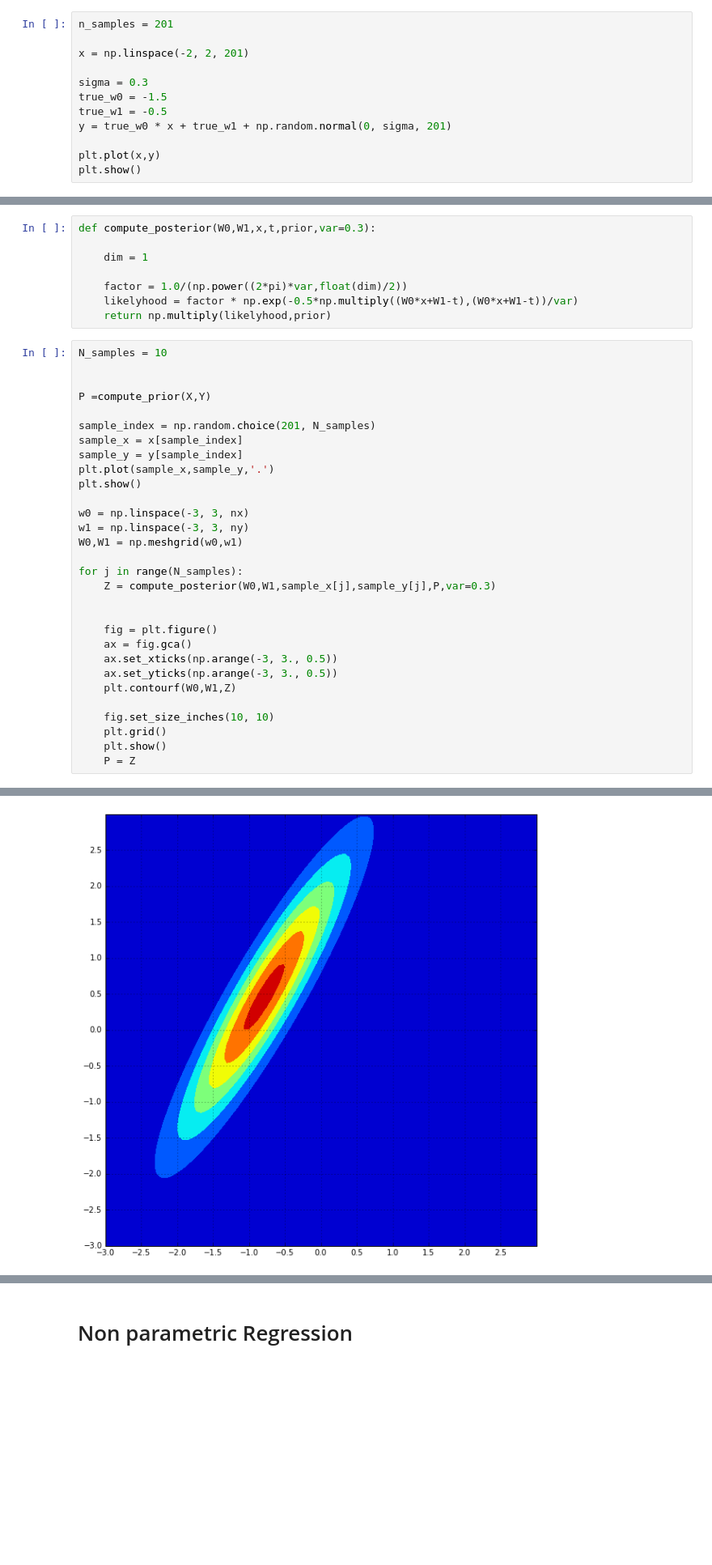
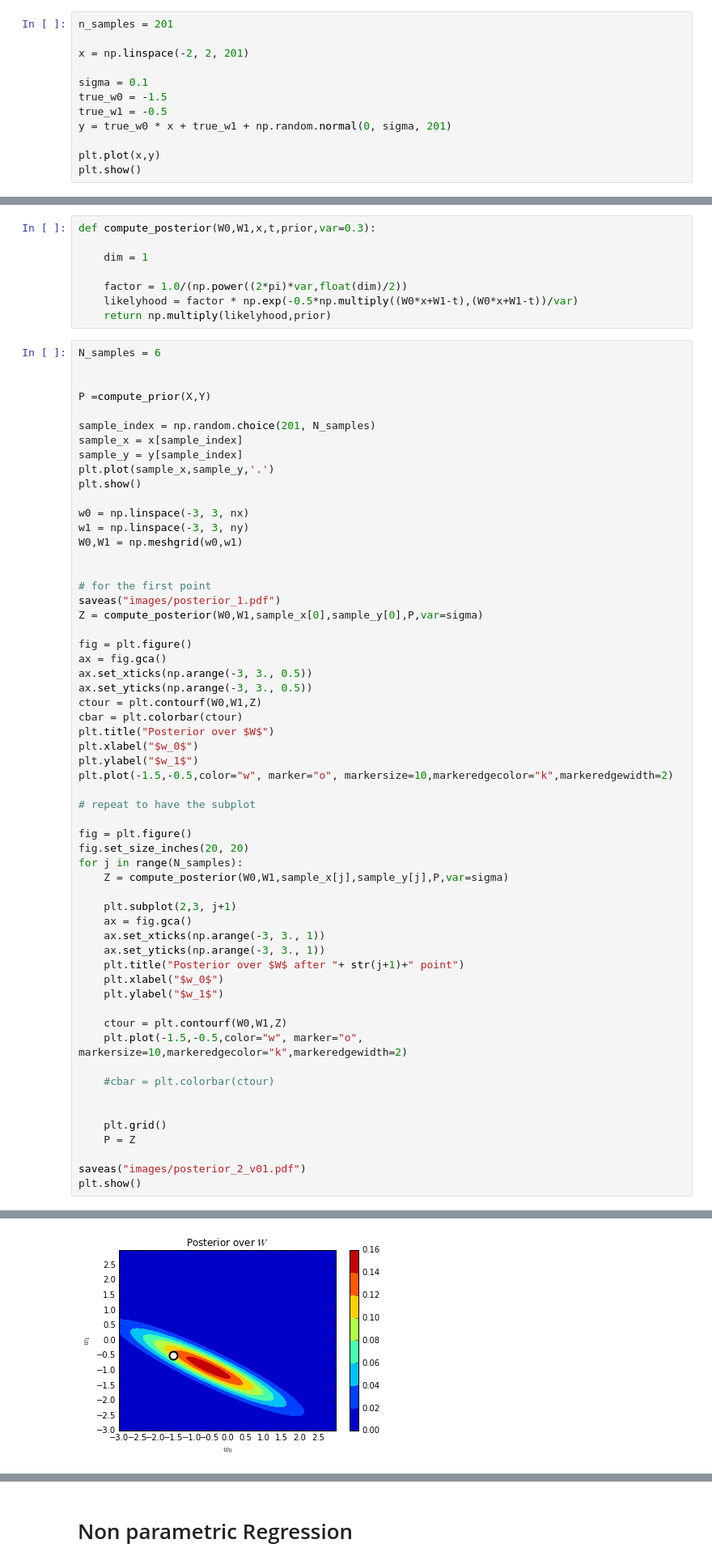
Before and after one commit to AloveIs/AdvancedML-Assignments, a Jupyter notebook: ass1/script.ipynb, the cells around one changed output, grey strips where cells are left out. Shown: that part at 81% size. Cells and saved outputs as stored; diff of their text form; blank space fills up the shorter version.

```diff
--- a/ass1/script.ipynb
+++ b/ass1/script.ipynb
@@ -94,7 +98,7 @@ n_samples = 201
 
 x = np.linspace(-2, 2, 201)
 
-sigma = 0.3
+sigma = 0.1
 true_w0 = -1.5
 true_w1 = -0.5
 y = true_w0 * x + true_w1 + np.random.normal(0, sigma, 201)
@@ -112,7 +116,7 @@ def compute_posterior(W0,W1,x,t,prior,var=0.3):
     likelyhood = factor * np.exp(-0.5*np.multiply((W0*x+W1-t),(W0*x+W1-t))/var)
     return np.multiply(likelyhood,prior)
 # %%
-N_samples = 10
+N_samples = 6
 
 
 P =compute_prior(X,Y)
@@ -127,18 +131,46 @@ w0 = np.linspace(-3, 3, nx)
 w1 = np.linspace(-3, 3, ny)
 W0,W1 = np.meshgrid(w0,w1)
 
+
+# for the first point
+saveas("images/posterior_1.pdf")
+Z = compute_posterior(W0,W1,sample_x[0],sample_y[0],P,var=sigma)
+
+fig = plt.figure()
+ax = fig.gca()
+ax.set_xticks(np.arange(-3, 3., 0.5))
+ax.set_yticks(np.arange(-3, 3., 0.5))
+ctour = plt.contourf(W0,W1,Z)
+cbar = plt.colorbar(ctour)
+plt.title("Posterior over $W$")
+plt.xlabel("$w_0$")
+plt.ylabel("$w_1$")
+plt.plot(-1.5,-0.5,color="w", marker="o", markersize=10,markeredgecolor="k",markeredgewidth=2)
+
+# repeat to have the subplot
+
+fig = plt.figure()
+fig.set_size_inches(20, 20)
 for j in range(N_samples):
-    Z = compute_posterior(W0,W1,sample_x[j],sample_y[j],P,var=0.3)
+    Z = compute_posterior(W0,W1,sample_x[j],sample_y[j],P,var=sigma)
+
+    plt.subplot(2,3, j+1)
+    ax = fig.gca()
+    ax.set_xticks(np.arange(-3, 3., 1))
+    ax.set_yticks(np.arange(-3, 3., 1))
+    plt.title("Posterior over $W$ after "+ str(j+1)+" point")
+    plt.xlabel("$w_0$")
+    plt.ylabel("$w_1$")
+
+    ctour = plt.contourf(W0,W1,Z)
+    plt.plot(-1.5,-0.5,color="w", marker="o", markersize=10,markeredgecolor="k",markeredgewidth=2)
+
+    #cbar = plt.colorbar(ctour)
 
 
-    fig = plt.figure()
-    ax = fig.gca()
-    ax.set_xticks(np.arange(-3, 3., 0.5))
-    ax.set_yticks(np.arange(-3, 3., 0.5))
-    plt.contourf(W0,W1,Z)
+    plt.grid()
+    P = Z
 
-    fig.set_size_inches(10, 10)
-    plt.grid()
-    plt.show()
-    P = Z
+saveas("images/posterior_2_v01.pdf")
+plt.show()
 # %% [output]
@@ -146 +179 @@ for j in range(N_samples):
-[figure, old version]
+[figure, new version]
```
Also changed, not shown: parts of 7 cells of this notebook, 11 other files.
